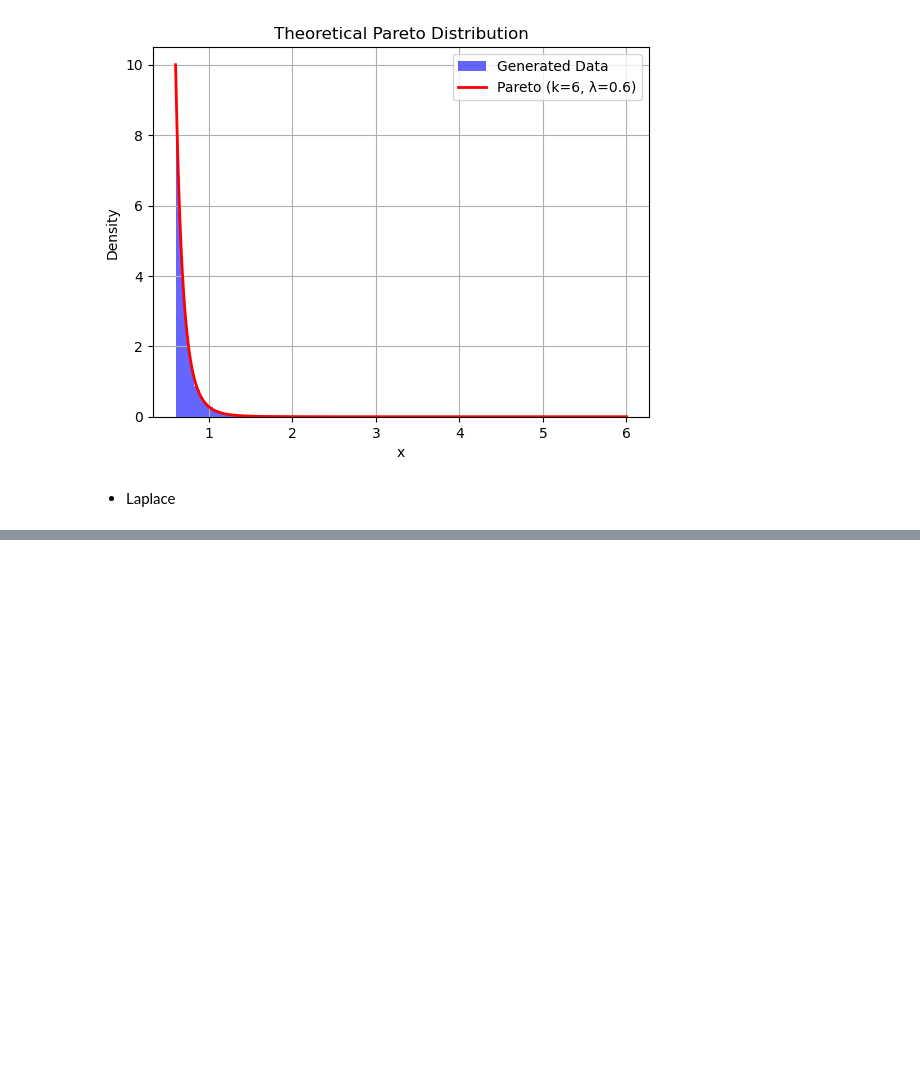
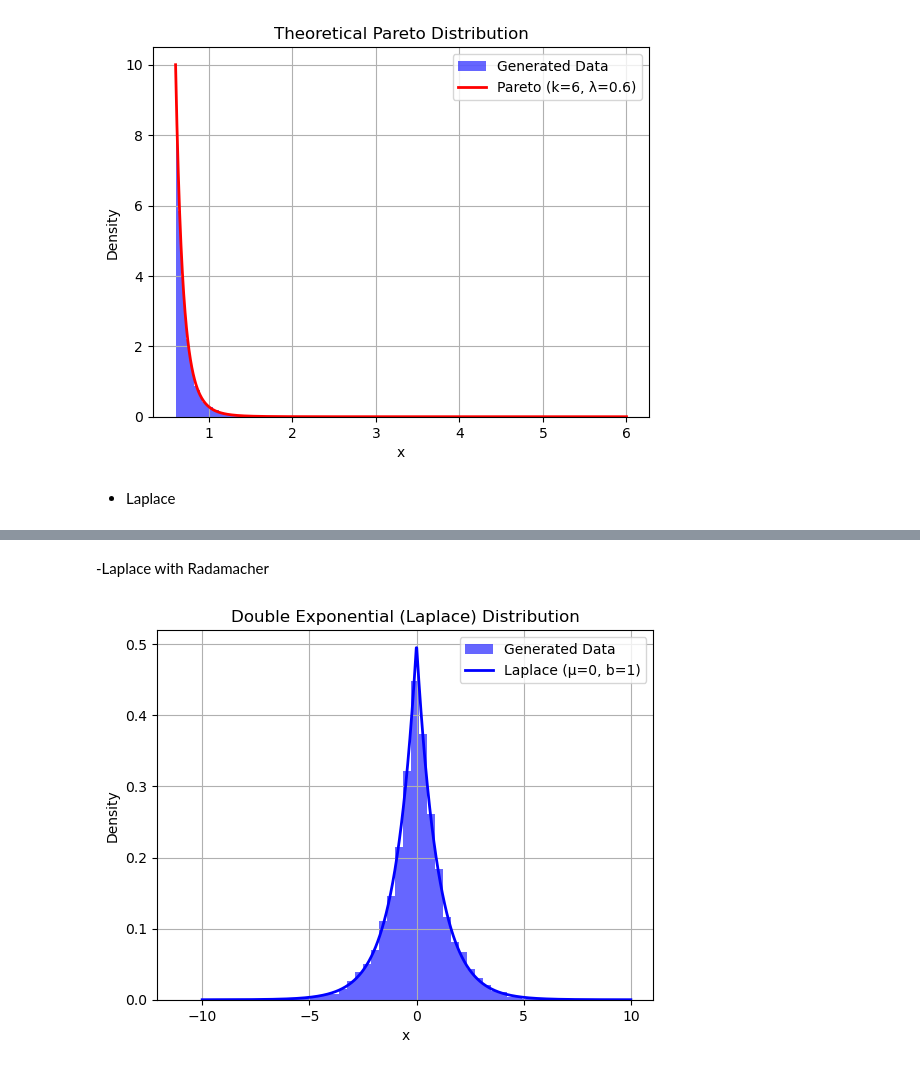
Before and after one commit to aayrapet/MC_simulations, a Jupyter notebook: main.ipynb, the cells around one changed output, grey strips where cells are left out. Saved outputs shown, nothing was run; the diff lists cells and outputs as text; code cells hidden in the pictures; blank space fills up the shorter version.

```diff
--- a/main.ipynb
+++ b/main.ipynb
@@ -99,0 +104,25 @@ plt.show()
+# %% [markdown]
+-Laplace with Radamacher
+# %%
+U1 = np.random.uniform(0, 1, 10000)
+U2 = np.random.uniform(0, 1, 10000)
+
+#parameters
+p=0.5
+S = (U < p).astype(int)*2-1
+Z=-np.log(U2)#exponential
+
+
+plt.hist(S*Z, bins=50, density=True, alpha=0.6, color='b', label="Generated Data")
+x = np.linspace(-10, 10, 1000)
+pdf = laplace.pdf(x, loc=0, scale=1)
+plt.plot(x, pdf, 'b-', lw=2, label=f'Laplace (μ={0}, b={1})')
+plt.xlabel('x')
+plt.ylabel('Density')
+plt.title('Double Exponential (Laplace) Distribution')
+plt.legend()
+plt.grid()
+plt.show()
+plt.show()
+# %% [output]
+[figure, added]
```
Also changed, not shown: parts of 8 cells of this notebook.
